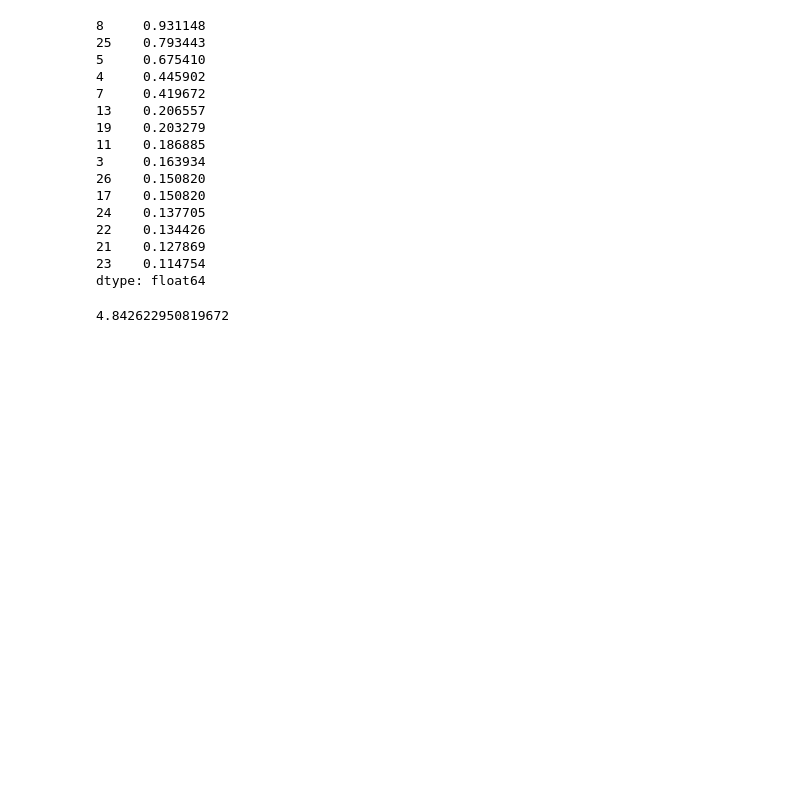
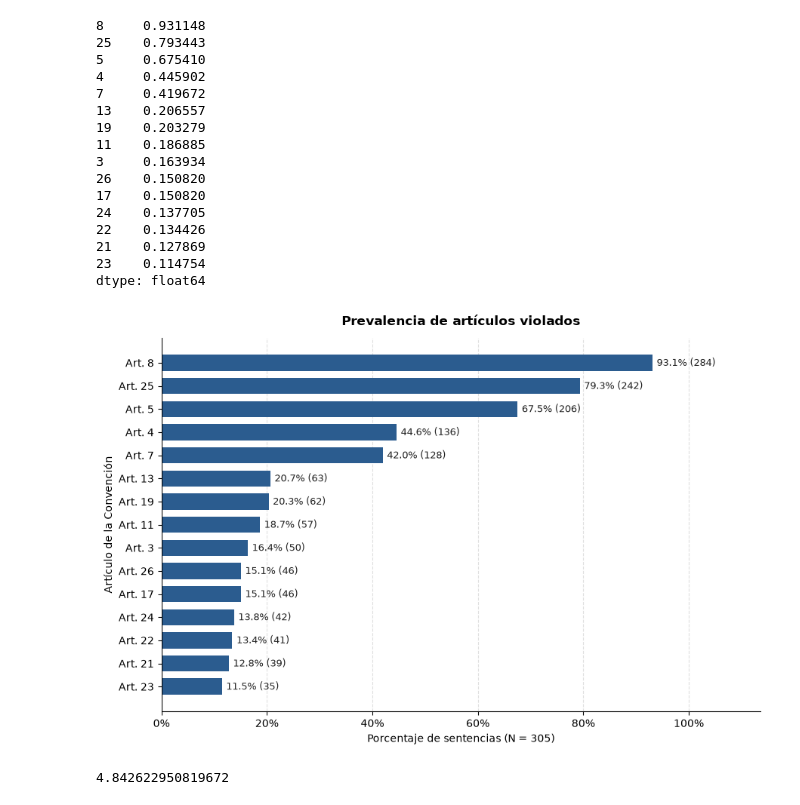
Before and after one commit to GiraldoB/RAG-CIDH, a Jupyter notebook: t1_articulos.ipynb, the cells around one changed output. Drawn from its saved outputs; the diff is of its cells as text; code cells hidden in the pictures; blank space fills up the shorter version.

```diff
--- a/t1_articulos.ipynb
+++ b/t1_articulos.ipynb
@@ -43,6 +43,36 @@ prevalencia
 21    0.127869
 23    0.114754
 dtype: float64
+# %%
+import matplotlib.pyplot as plt
+from matplotlib.ticker import PercentFormatter
+
+# Barras horizontales: el artículo más frecuente queda arriba.
+prev = pd.Series(Y.mean(axis=0), index=etiquetas).sort_values()
+conteos = pd.Series(Y.sum(axis=0), index=etiquetas).reindex(prev.index)
+
+fig, ax = plt.subplots(figsize=(9, 6))
+barras = ax.barh(range(len(prev)), prev.values, color="#2b5c8f", height=0.7)
+ax.set_yticks(range(len(prev)))
+ax.set_yticklabels([f"Art. {a}" for a in prev.index])
+ax.xaxis.set_major_formatter(PercentFormatter(xmax=1.0))
+ax.set_xlim(0, prev.max() * 1.22)
+ax.spines["top"].set_visible(False)
+ax.spines["right"].set_visible(False)
+ax.grid(axis="x", linestyle="--", alpha=0.4)
+ax.set_axisbelow(True)
+
+for y, pct, n in zip(range(len(prev)), prev.values, conteos.values):
+    ax.text(pct + 0.008, y, f"{pct:.1%} ({n})", va="center", ha="left",
+            fontsize=9, color="#222222")
+
+ax.set_xlabel(f"Porcentaje de sentencias (N = {len(Y)})")
+ax.set_ylabel("Artículo de la Convención")
+ax.set_title("Prevalencia de artículos violados", pad=12, fontweight="bold")
+plt.tight_layout()
+plt.show()
+# %% [output]
+[figure, added]
 # %%
 # Cuantos articulos tiene cada sentencia?
 promedio_art_por_sentencia = Y.sum(axis=1).mean()
```
Also changed, not shown: parts of 1 cell of this notebook, 1 other file.
